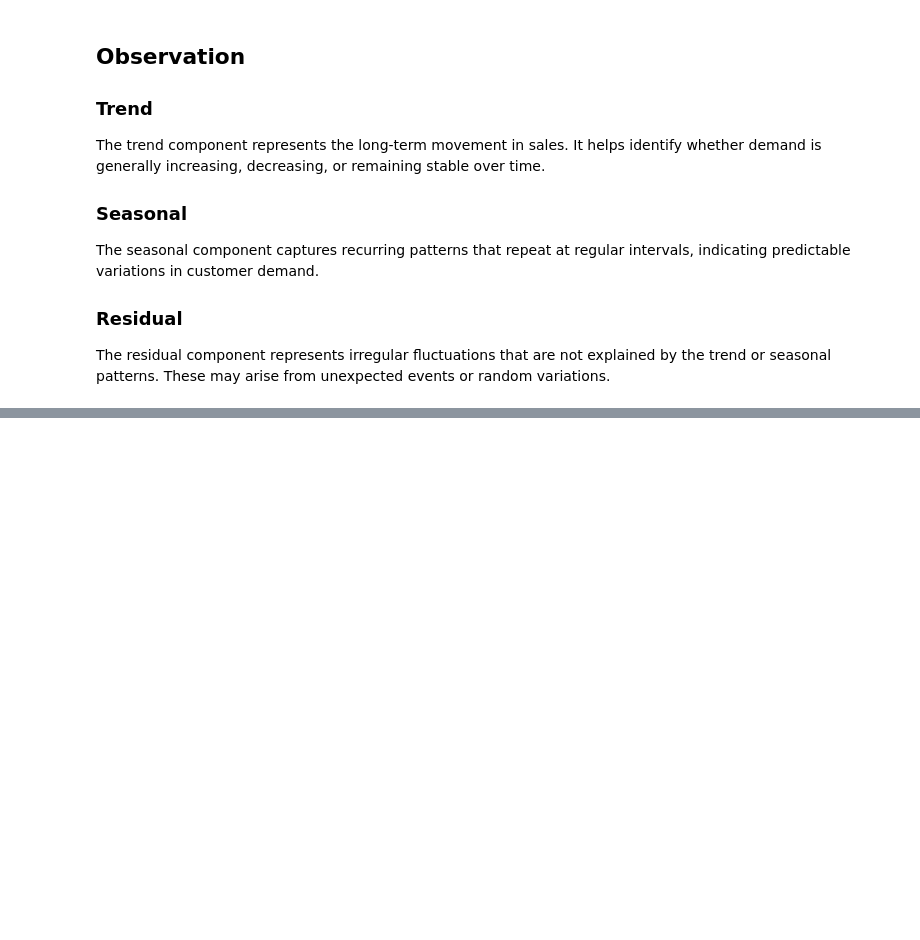
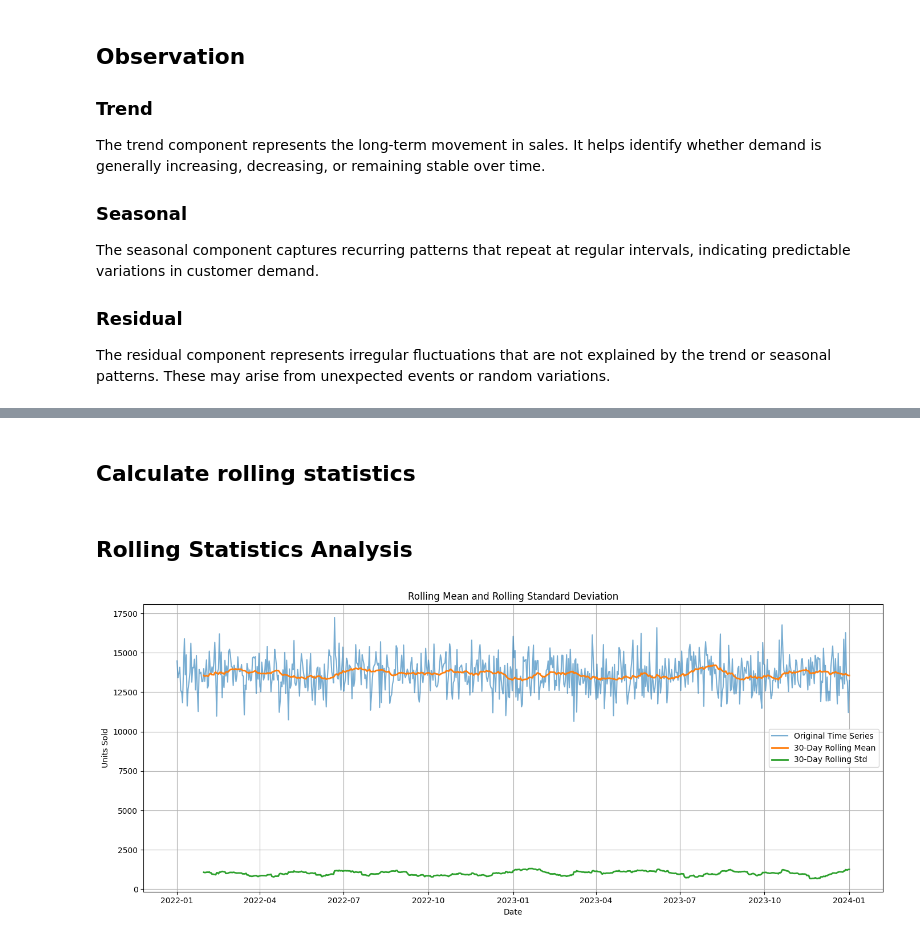
Before and after one commit to dharani-malla/Supply-Chain-Analytics-Demand-Forecasting-Anamoly-Detection, a Jupyter notebook: week1_Time_Series_Visualization_Analysis.ipynb, the cells around one changed output, grey strips where cells are left out. Saved outputs shown, nothing was run; the diff lists cells and outputs as text; code cells hidden in the pictures; blank space fills up the shorter version.

Commit message:
feat: analyze demand patterns using rolling statistics

```diff
--- a/week1_Time_Series_Visualization_Analysis.ipynb
+++ b/week1_Time_Series_Visualization_Analysis.ipynb
@@ -284,0 +291,26 @@ The residual component represents irregular fluctuations that are not explained
+# %% [markdown]
+## Calculate rolling statistics
+# %%
+rolling_mean = daily_sales.rolling(window=30).mean()
+rolling_std = daily_sales.rolling(window=30).std()
+# %% [markdown]
+## Rolling Statistics Analysis
+# %%
+plt.figure(figsize=(14,6))
+
+plt.plot(daily_sales, label="Original Time Series", alpha=0.6)
+
+plt.plot(rolling_mean, label="30-Day Rolling Mean", linewidth=2)
+
+plt.plot(rolling_std, label="30-Day Rolling Std", linewidth=2)
+
+plt.title("Rolling Mean and Rolling Standard Deviation")
+plt.xlabel("Date")
+plt.ylabel("Units Sold")
+plt.legend()
+plt.grid(True)
+
+plt.tight_layout()
+plt.show()
+# %% [output]
+[figure, added]
```
Also changed, not shown: parts of 2 cells of this notebook.
